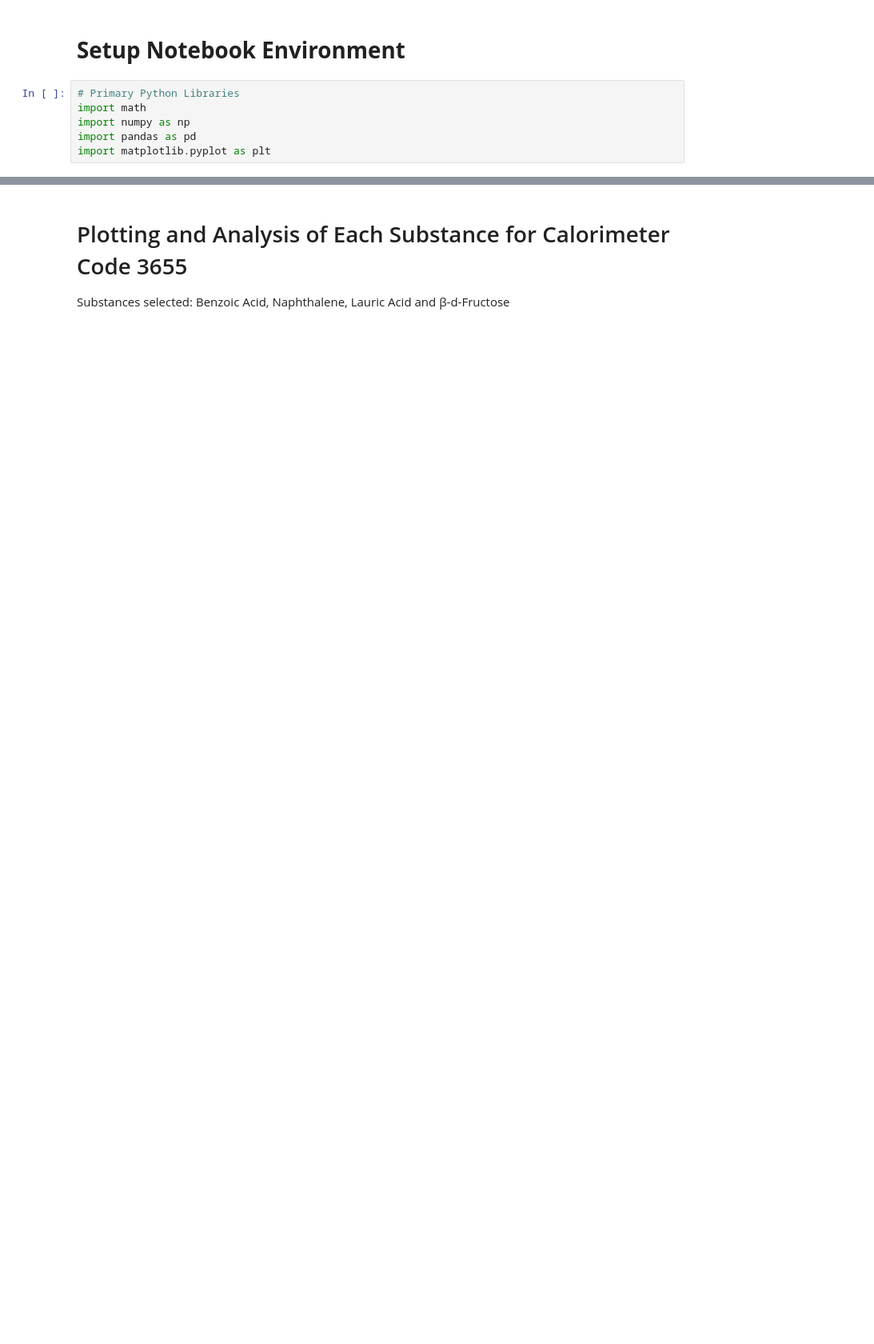
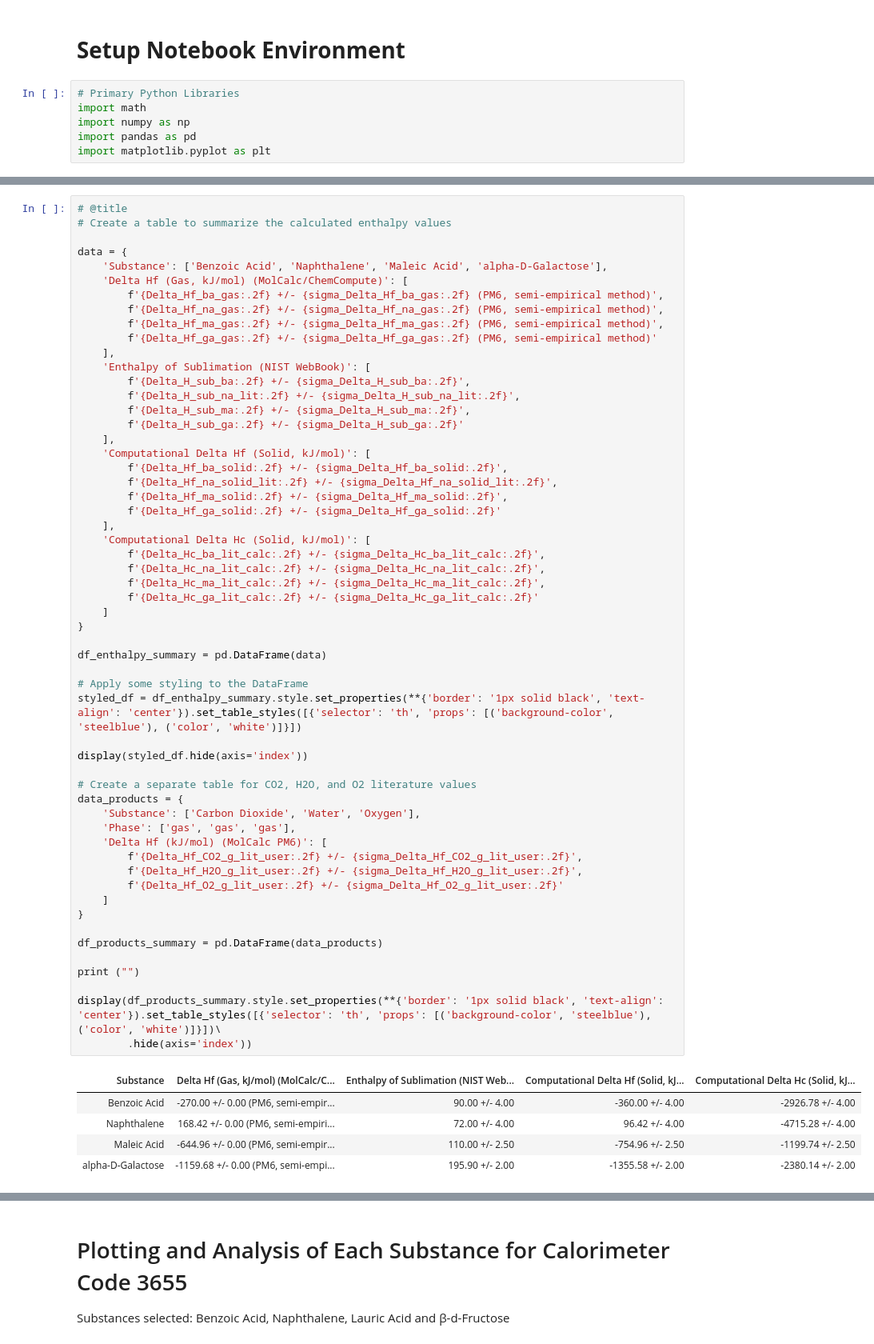
Before and after one commit to sraymundo15/sraymundo15, a Jupyter notebook: Calorimetry Lab/CHM343_Physical_Chemistry_Lab_2_Colab_Notebook_Sebastian_Raymundo.ipynb, the cells around one changed output, grey strips where cells are left out. Shown: that part at 80% size. Drawn from its saved outputs; the diff is of its cells as text; blank space fills up the shorter version.

```diff
--- a/Calorimetry Lab/CHM343_Physical_Chemistry_Lab_2_Colab_Notebook_Sebastian_Raymundo.ipynb
+++ b/Calorimetry Lab/CHM343_Physical_Chemistry_Lab_2_Colab_Notebook_Sebastian_Raymundo.ipynb
@@ -24,0 +274,62 @@ import matplotlib.pyplot as plt
+# %%
+# @title
+# Create a table to summarize the calculated enthalpy values
+
+data = {
+    'Substance': ['Benzoic Acid', 'Naphthalene', 'Maleic Acid', 'alpha-D-Galactose'],
+    'Delta Hf (Gas, kJ/mol) (MolCalc/ChemCompute)': [
+        f'{Delta_Hf_ba_gas:.2f} +/- {sigma_Delta_Hf_ba_gas:.2f} (PM6, semi-empirical method)',
+        f'{Delta_Hf_na_gas:.2f} +/- {sigma_Delta_Hf_na_gas:.2f} (PM6, semi-empirical method)',
+        f'{Delta_Hf_ma_gas:.2f} +/- {sigma_Delta_Hf_ma_gas:.2f} (PM6, semi-empirical method)',
+        f'{Delta_Hf_ga_gas:.2f} +/- {sigma_Delta_Hf_ga_gas:.2f} (PM6, semi-empirical method)'
+    ],
+    'Enthalpy of Sublimation (NIST WebBook)': [
+        f'{Delta_H_sub_ba:.2f} +/- {sigma_Delta_H_sub_ba:.2f}',
+        f'{Delta_H_sub_na_lit:.2f} +/- {sigma_Delta_H_sub_na_lit:.2f}',
+        f'{Delta_H_sub_ma:.2f} +/- {sigma_Delta_H_sub_ma:.2f}',
+        f'{Delta_H_sub_ga:.2f} +/- {sigma_Delta_H_sub_ga:.2f}'
+    ],
+    'Computational Delta Hf (Solid, kJ/mol)': [
+        f'{Delta_Hf_ba_solid:.2f} +/- {sigma_Delta_Hf_ba_solid:.2f}',
+        f'{Delta_Hf_na_solid_lit:.2f} +/- {sigma_Delta_Hf_na_solid_lit:.2f}',
+        f'{Delta_Hf_ma_solid:.2f} +/- {sigma_Delta_Hf_ma_solid:.2f}',
+        f'{Delta_Hf_ga_solid:.2f} +/- {sigma_Delta_Hf_ga_solid:.2f}'
+    ],
+    'Computational Delta Hc (Solid, kJ/mol)': [
+        f'{Delta_Hc_ba_lit_calc:.2f} +/- {sigma_Delta_Hc_ba_lit_calc:.2f}',
+        f'{Delta_Hc_na_lit_calc:.2f} +/- {sigma_Delta_Hc_na_lit_calc:.2f}',
+        f'{Delta_Hc_ma_lit_calc:.2f} +/- {sigma_Delta_Hc_ma_lit_calc:.2f}',
+        f'{Delta_Hc_ga_lit_calc:.2f} +/- {sigma_Delta_Hc_ga_lit_calc:.2f}'
+    ]
+}
+
+df_enthalpy_summary = pd.DataFrame(data)
+
+# Apply some styling to the DataFrame
+styled_df = df_enthalpy_summary.style.set_properties(**{'border': '1px solid black', 'text-align': 'center'}).set_table_styles([{'selector': 'th', 'props': [('background-color', 'steelblue'), ('color', 'white')]}])
+
+display(styled_df.hide(axis='index'))
+
+# Create a separate table for CO2, H2O, and O2 literature values
+data_products = {
+    'Substance': ['Carbon Dioxide', 'Water', 'Oxygen'],
+    'Phase': ['gas', 'gas', 'gas'],
+    'Delta Hf (kJ/mol) (MolCalc PM6)': [
+        f'{Delta_Hf_CO2_g_lit_user:.2f} +/- {sigma_Delta_Hf_CO2_g_lit_user:.2f}',
+        f'{Delta_Hf_H2O_g_lit_user:.2f} +/- {sigma_Delta_Hf_H2O_g_lit_user:.2f}',
+        f'{Delta_Hf_O2_g_lit_user:.2f} +/- {sigma_Delta_Hf_O2_g_lit_user:.2f}'
+    ]
+}
+
+df_products_summary = pd.DataFrame(data_products)
+
+print ("")
+
+display(df_products_summary.style.set_properties(**{'border': '1px solid black', 'text-align': 'center'}).set_table_styles([{'selector': 'th', 'props': [('background-color', 'steelblue'), ('color', 'white')]}])\
+        .hide(axis='index'))
+# %% [output]
+| Substance | Delta Hf (Gas, kJ/mol) (MolCalc/C... | Enthalpy of Sublimation (NIST Web... | Computational Delta Hf (Solid, kJ... | Computational Delta Hc (Solid, kJ... |
+| Benzoic Acid | -270.00 +/- 0.00 (PM6, semi-empir... | 90.00 +/- 4.00 | -360.00 +/- 4.00 | -2926.78 +/- 4.00 |
+| Naphthalene | 168.42 +/- 0.00 (PM6, semi-empiri... | 72.00 +/- 4.00 | 96.42 +/- 4.00 | -4715.28 +/- 4.00 |
+| Maleic Acid | -644.96 +/- 0.00 (PM6, semi-empir... | 110.00 +/- 2.50 | -754.96 +/- 2.50 | -1199.74 +/- 2.50 |
+| alpha-D-Galactose | -1159.68 +/- 0.00 (PM6, semi-empi... | 195.90 +/- 2.00 | -1355.58 +/- 2.00 | -2380.14 +/- 2.00 |
```
Also changed, not shown: parts of 22 cells of this notebook.
